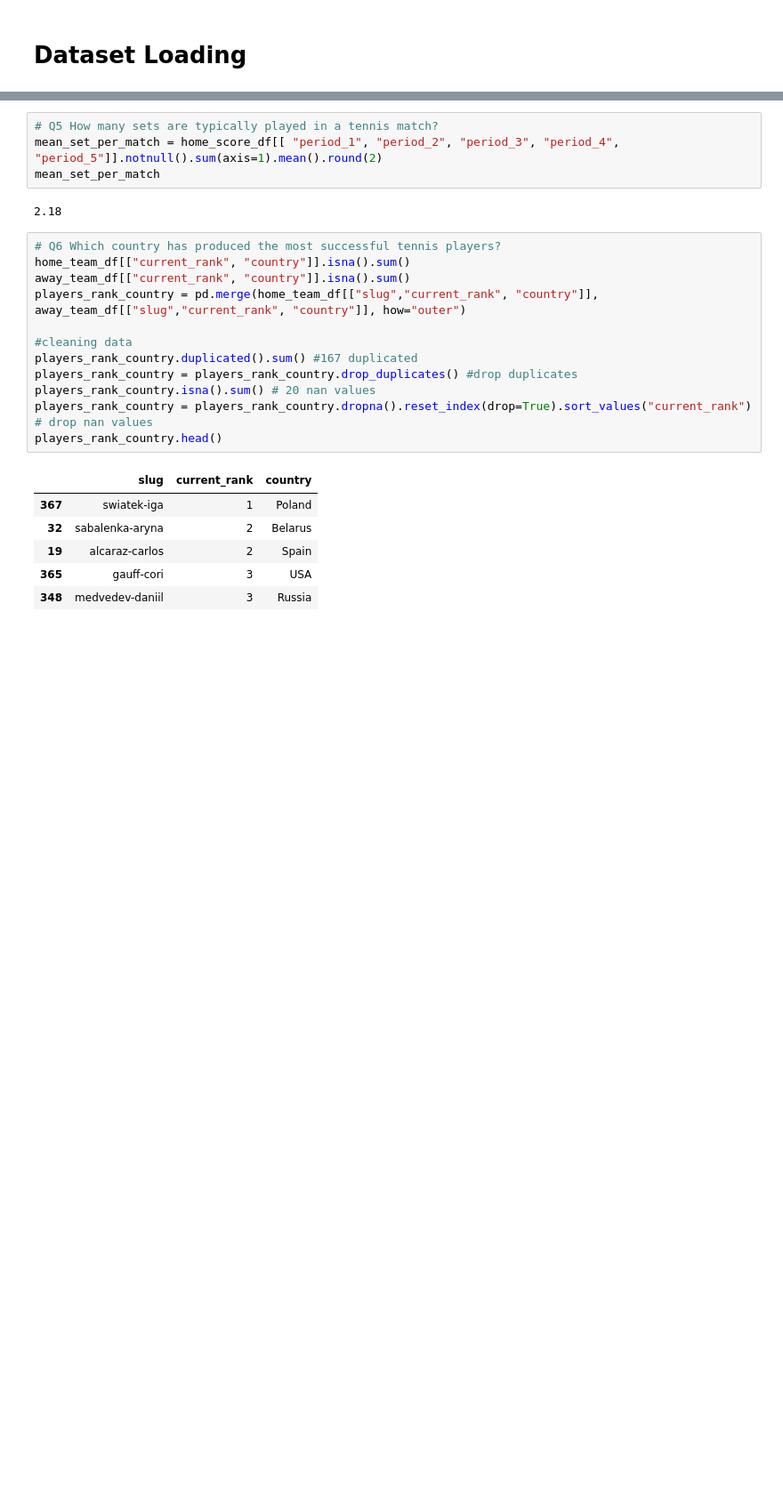
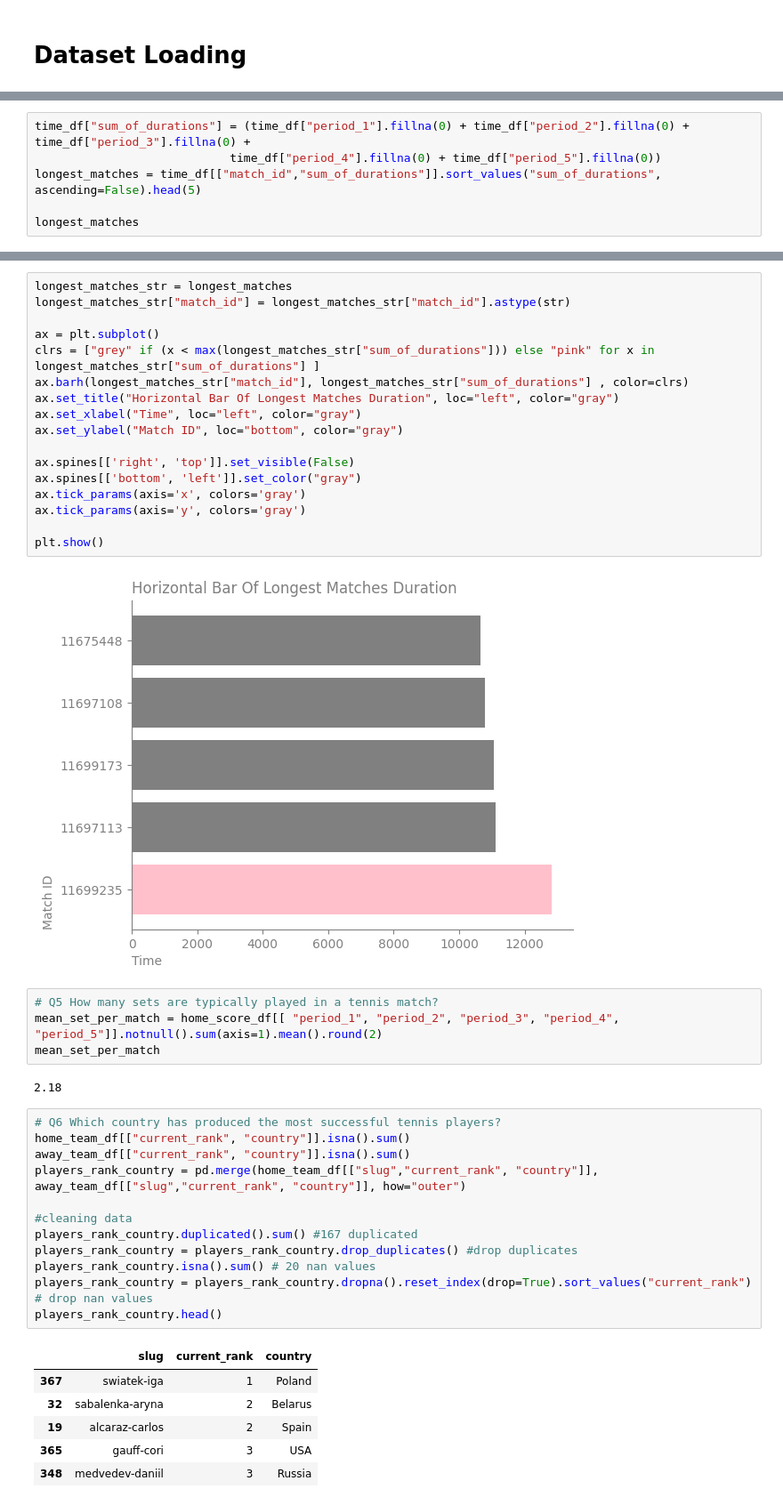
Before and after one commit to amin-eghbalian/data_analysis_tennis_peroject, a Jupyter notebook: HW10_project_data.ipynb, the cells around one changed output, grey strips where cells are left out. Shown at 89% size. Saved outputs shown, nothing was run; the diff lists cells and outputs as text; blank space fills up the shorter version.

```diff
--- a/HW10_project_data.ipynb
+++ b/HW10_project_data.ipynb
@@ -263,0 +541,6 @@ time_df[["match_id","sum_of_durations"]].sort_values("sum_of_durations", ascendi
+# %%
+time_df["sum_of_durations"] = (time_df["period_1"].fillna(0) + time_df["period_2"].fillna(0) + time_df["period_3"].fillna(0) +
+                            time_df["period_4"].fillna(0) + time_df["period_5"].fillna(0))
+longest_matches = time_df[["match_id","sum_of_durations"]].sort_values("sum_of_durations", ascending=False).head(5)
+
+longest_matches
@@ -264,3 +554,22 @@ time_df[["match_id","sum_of_durations"]].sort_values("sum_of_durations", ascendi
+# %%
+longest_matches_str = longest_matches
+longest_matches_str["match_id"] = longest_matches_str["match_id"].astype(str)
+
+ax = plt.subplot()
+clrs = ["grey" if (x < max(longest_matches_str["sum_of_durations"])) else "pink" for x in longest_matches_str["sum_of_durations"] ]
+ax.barh(longest_matches_str["match_id"], longest_matches_str["sum_of_durations"] , color=clrs)
+ax.set_title("Horizontal Bar Of Longest Matches Duration", loc="left", color="gray")
+ax.set_xlabel("Time", loc="left", color="gray")
+ax.set_ylabel("Match ID", loc="bottom", color="gray")
+
+ax.spines[['right', 'top']].set_visible(False)
+ax.spines[['bottom', 'left']].set_color("gray")
+ax.tick_params(axis='x', colors='gray')
+ax.tick_params(axis='y', colors='gray')
+
+plt.show()
+# %% [output]
+[figure, added]
 # %%
 # Q5 How many sets are typically played in a tennis match?
 mean_set_per_match = home_score_df[[ "period_1", "period_2", "period_3", "period_4", "period_5"]].notnull().sum(axis=1).mean().round(2)
```
Also changed, not shown: parts of 91 cells of this notebook.
